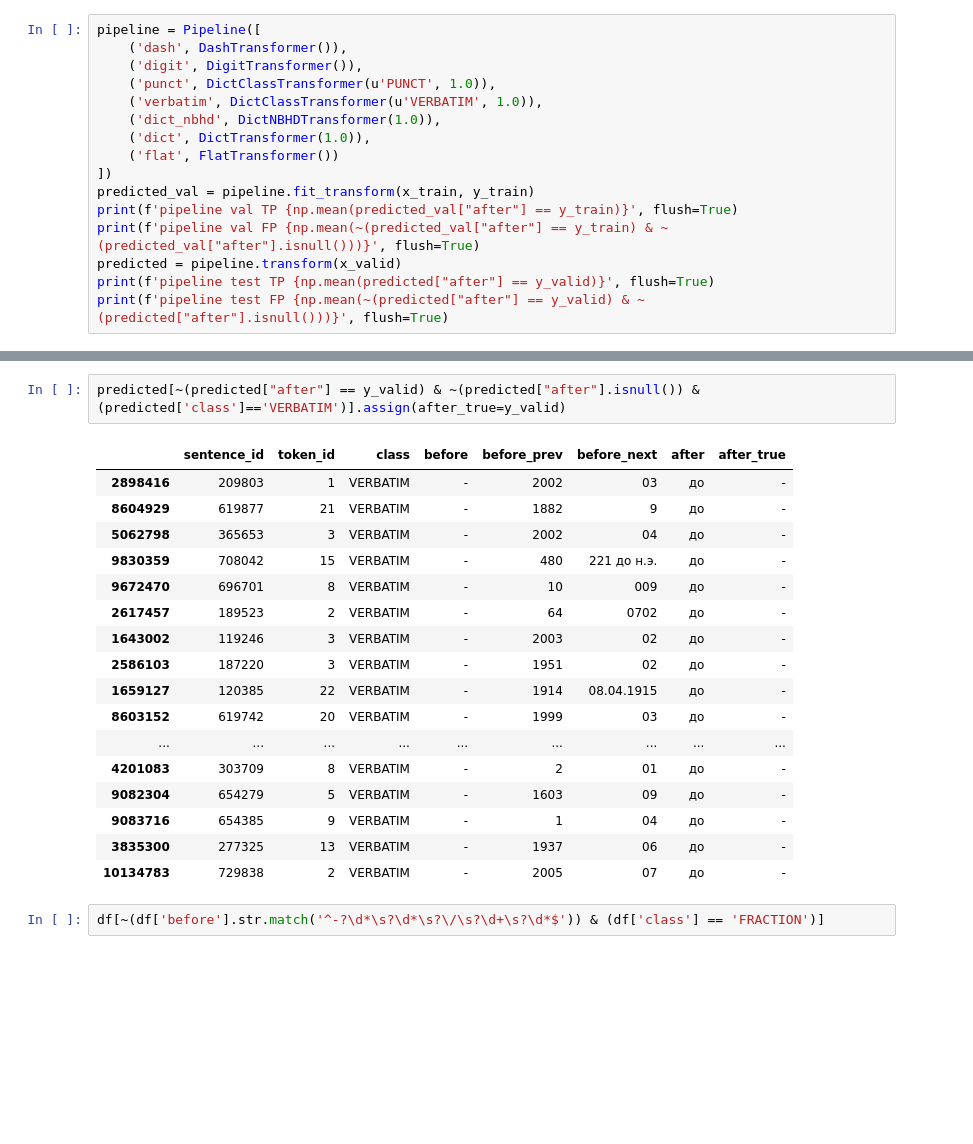
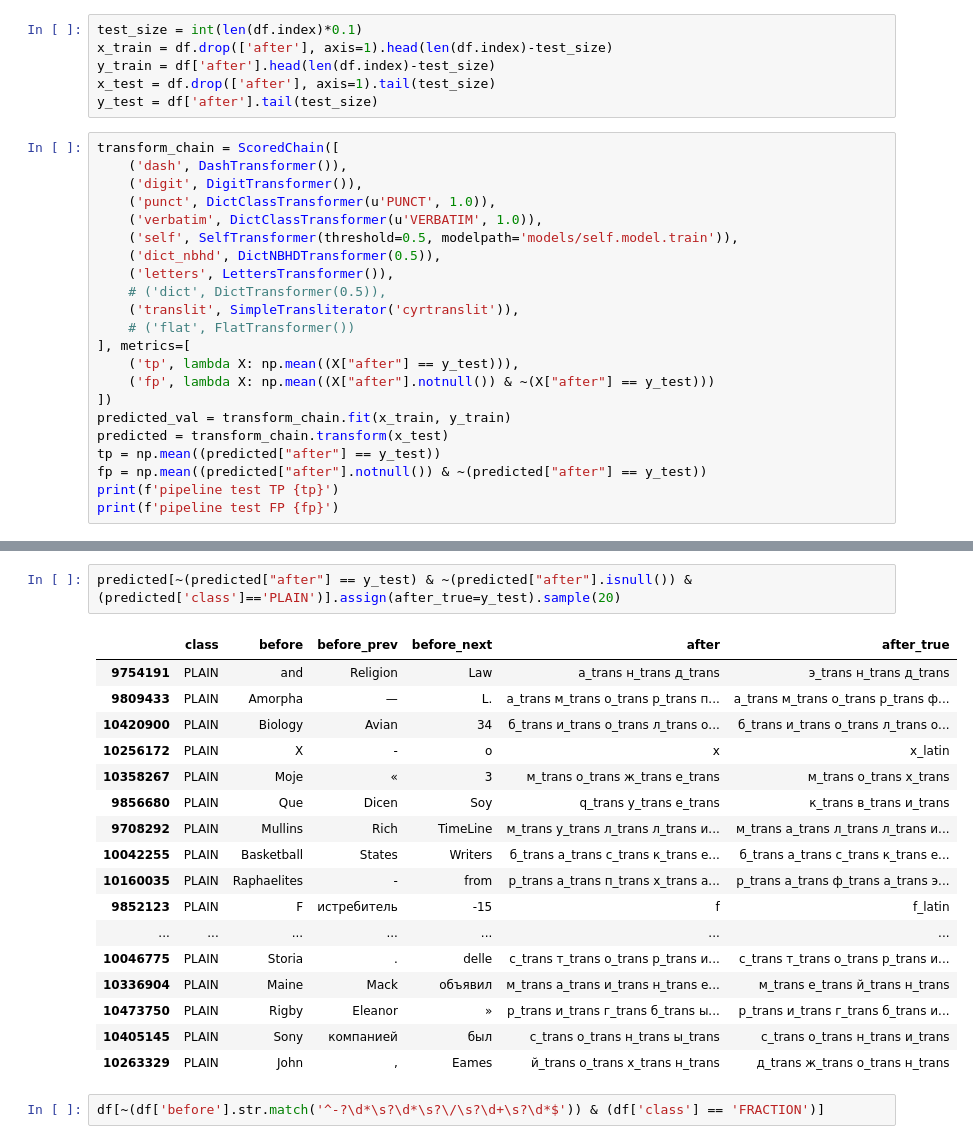
Before and after one commit to rumbok/kaggle_google_text_norm, a Jupyter notebook: pipeline.ipynb, the cells around one changed output, grey strips where cells are left out. Saved outputs shown, nothing was run; the diff lists cells and outputs as text; blank space fills up the shorter version.

```diff
--- a/pipeline.ipynb
+++ b/pipeline.ipynb
@@ -57,17 +39,29 @@ x_train, x_valid, y_train, y_valid = train_test_split(df.drop(['after'], axis=1)
+# %%
+test_size = int(len(df.index)*0.1)
+x_train = df.drop(['after'], axis=1).head(len(df.index)-test_size)
+y_train = df['after'].head(len(df.index)-test_size)
+x_test = df.drop(['after'], axis=1).tail(test_size)
+y_test = df['after'].tail(test_size)
 # %%
-pipeline = Pipeline([
+transform_chain = ScoredChain([
     ('dash', DashTransformer()),
     ('digit', DigitTransformer()),
     ('punсt', DictClassTransformer(u'PUNCT', 1.0)),
     ('verbatim', DictClassTransformer(u'VERBATIM', 1.0)),
-    ('dict_nbhd', DictNBHDTransformer(1.0)),
-    ('dict', DictTransformer(1.0)),
-    ('flat', FlatTransformer())
+    ('self', SelfTransformer(threshold=0.5, modelpath='models/self.model.train')),
+    ('dict_nbhd', DictNBHDTransformer(0.5)),
+    ('letters', LettersTransformer()),
+    # ('dict', DictTransformer(0.5)),
+    ('translit', SimpleTransliterator('cyrtranslit')),
+    # ('flat', FlatTransformer())
+], metrics=[
+    ('tp', lambda X: np.mean((X["after"] == y_test))),
+    ('fp', lambda X: np.mean((X["after"].notnull()) & ~(X["after"] == y_test)))
 ])
-predicted_val = pipeline.fit_transform(x_train, y_train)
-print(f'pipeline val TP {np.mean(predicted_val["after"] == y_train)}', flush=True)
-print(f'pipeline val FP {np.mean(~(predicted_val["after"] == y_train) & ~(predicted_val["after"].isnull()))}', flush=True)
-predicted = pipeline.transform(x_valid)
-print(f'pipeline test TP {np.mean(predicted["after"] == y_valid)}', flush=True)
-print(f'pipeline test FP {np.mean(~(predicted["after"] == y_valid) & ~(predicted["after"].isnull()))}', flush=True)
+predicted_val = transform_chain.fit(x_train, y_train)
+predicted = transform_chain.transform(x_test)
+tp = np.mean((predicted["after"] == y_test))
+fp = np.mean((predicted["after"].notnull()) & ~(predicted["after"] == y_test))
+print(f'pipeline test TP {tp}')
+print(f'pipeline test FP {fp}')
 # %%
@@ -101,24 +117,24 @@ DIGIT            201
 Name: class, dtype: int64
 # %%
-predicted[~(predicted["after"] == y_valid) & ~(predicted["after"].isnull()) & (predicted['class']=='VERBATIM')].assign(after_true=y_valid)
+predicted[~(predicted["after"] == y_test) & ~(predicted["after"].isnull()) & (predicted['class']=='PLAIN')].assign(after_true=y_test).sample(20)
 # %% [output]
-|  | sentence_id | token_id | class | before | before_prev | before_next | after | after_true |
-| 2898416 | 209803 | 1 | VERBATIM | - | 2002 | 03 | до | - |
-| 8604929 | 619877 | 21 | VERBATIM | - | 1882 | 9 | до | - |
-| 5062798 | 365653 | 3 | VERBATIM | - | 2002 | 04 | до | - |
-| 9830359 | 708042 | 15 | VERBATIM | - | 480 | 221 до н.э. | до | - |
-| 9672470 | 696701 | 8 | VERBATIM | - | 10 | 009 | до | - |
-| 2617457 | 189523 | 2 | VERBATIM | - | 64 | 0702 | до | - |
-| 1643002 | 119246 | 3 | VERBATIM | - | 2003 | 02 | до | - |
-| 2586103 | 187220 | 3 | VERBATIM | - | 1951 | 02 | до | - |
-| 1659127 | 120385 | 22 | VERBATIM | - | 1914 | 08.04.1915 | до | - |
-| 8603152 | 619742 | 20 | VERBATIM | - | 1999 | 03 | до | - |
-| ... | ... | ... | ... | ... | ... | ... | ... | ... |
-| 4201083 | 303709 | 8 | VERBATIM | - | 2 | 01 | до | - |
-| 9082304 | 654279 | 5 | VERBATIM | - | 1603 | 09 | до | - |
-| 9083716 | 654385 | 9 | VERBATIM | - | 1 | 04 | до | - |
-| 3835300 | 277325 | 13 | VERBATIM | - | 1937 | 06 | до | - |
-| 10134783 | 729838 | 2 | VERBATIM | - | 2005 | 07 | до | - |
+|  | class | before | before_prev | before_next | after | after_true |
+| 9754191 | PLAIN | and | Religion | Law | а_trans н_trans д_trans | э_trans н_trans д_trans |
+| 9809433 | PLAIN | Amorpha | — | L. | а_trans м_trans о_trans р_trans п... | а_trans м_trans о_trans р_trans ф... |
+| 10420900 | PLAIN | Biology | Avian | 34 | б_trans и_trans о_trans л_trans о... | б_trans и_trans о_trans л_trans о... |
+| 10256172 | PLAIN | X | - | о | x | x_latin |
+| 10358267 | PLAIN | Moje | « | 3 | м_trans о_trans ж_trans е_trans | м_trans о_trans х_trans |
+| 9856680 | PLAIN | Que | Dicen | Soy | q_trans у_trans е_trans | к_trans в_trans и_trans |
+| 9708292 | PLAIN | Mullins | Rich | TimeLine | м_trans у_trans л_trans л_trans и... | м_trans а_trans л_trans л_trans и... |
+| 10042255 | PLAIN | Basketball | States | Writers | б_trans а_trans с_trans к_trans е... | б_trans а_trans с_trans к_trans е... |
+| 10160035 | PLAIN | Raphaelites | - | from | р_trans а_trans п_trans х_trans а... | р_trans а_trans ф_trans а_trans э... |
+| 9852123 | PLAIN | F | истребитель | -15 | f | f_latin |
+| ... | ... | ... | ... | ... | ... | ... |
+| 10046775 | PLAIN | Storia | . | delle | с_trans т_trans о_trans р_trans и... | с_trans т_trans о_trans р_trans и... |
+| 10336904 | PLAIN | Maine | Mack | объявил | м_trans а_trans и_trans н_trans е... | м_trans е_trans й_trans н_trans |
+| 10473750 | PLAIN | Rigby | Eleanor | » | р_trans и_trans г_trans б_trans ы... | р_trans и_trans г_trans б_trans и... |
+| 10405145 | PLAIN | Sony | компанией | был | с_trans о_trans н_trans ы_trans | с_trans о_trans н_trans и_trans |
+| 10263329 | PLAIN | John | , | Eames | й_trans о_trans х_trans н_trans | д_trans ж_trans о_trans н_trans |
 # %%
 df[~(df['before'].str.match('^-?\d*\s?\d*\s?\/\s?\d+\s?\d*$')) & (df['class'] == 'FRACTION')]
 # %% [output]
```
Also changed, not shown: parts of 7 cells of this notebook, 19 other files.
